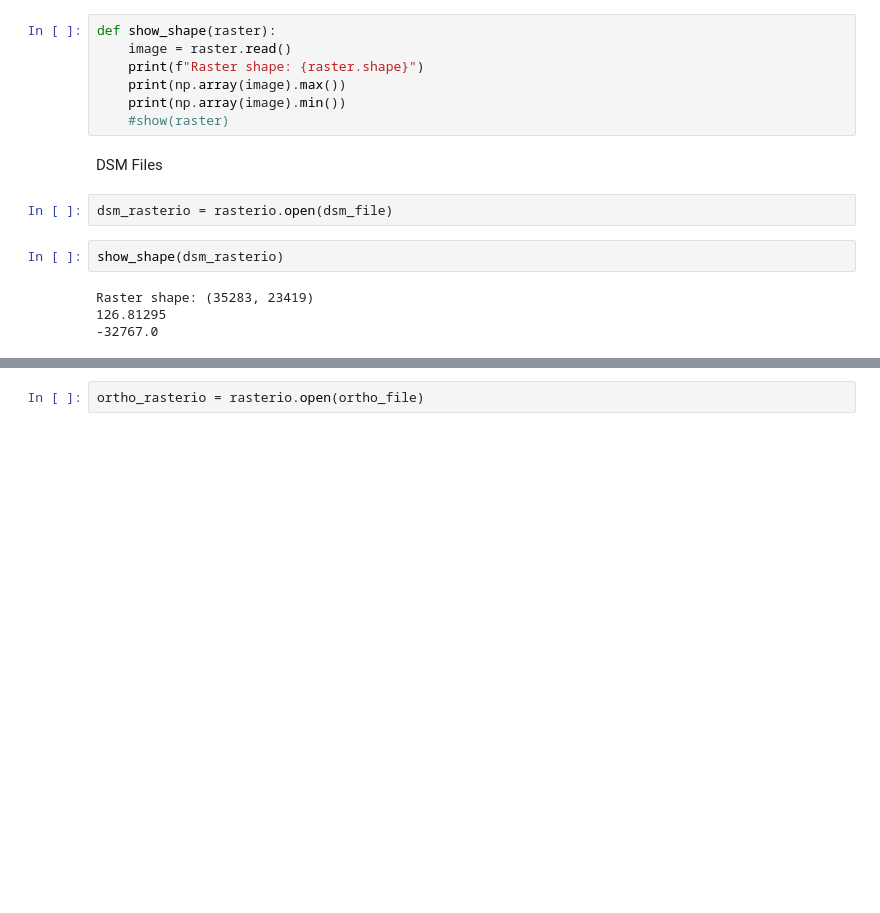
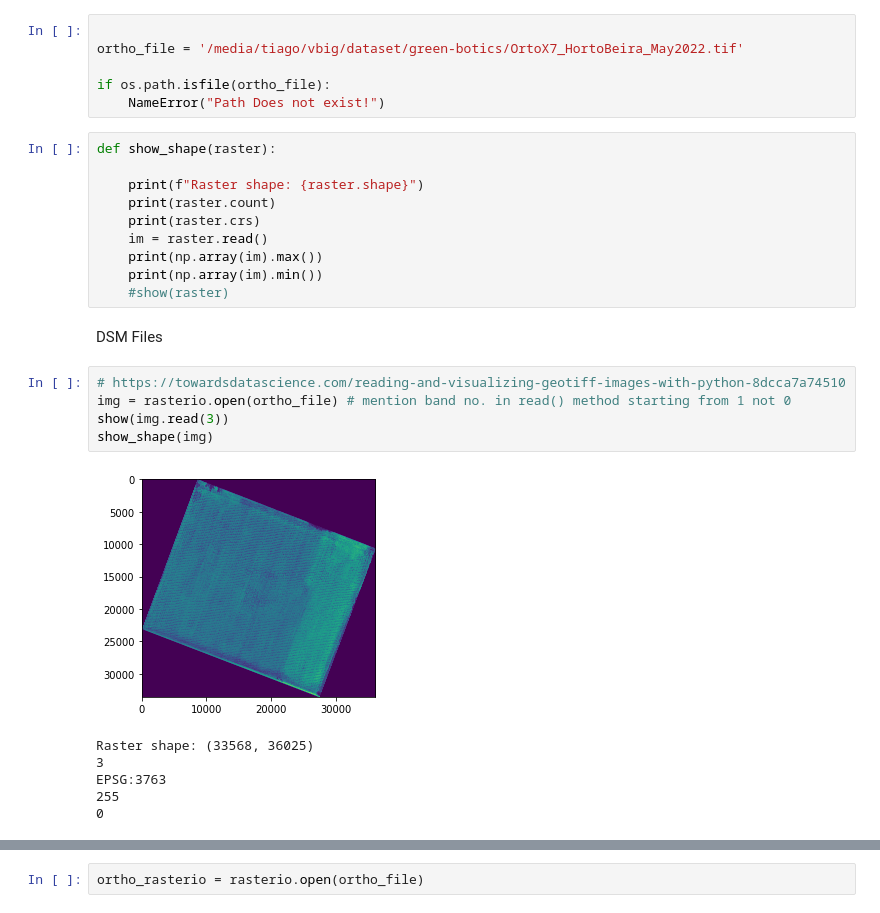
Before and after one commit to Cybonic/ortho-tools, a Jupyter notebook: vis_raster.ipynb, the cells around one changed output, grey strips where cells are left out. Cells and saved outputs as stored; diff of their text form; blank space fills up the shorter version.

Commit message:
plotting raster

```diff
--- a/vis_raster.ipynb
+++ b/vis_raster.ipynb
@@ -17,17 +10,30 @@ if not os.path.isfile(dsm_file) or not os.path.isfile(ortho_file):
+# %%
+
+ortho_file = '/media/tiago/vbig/dataset/green-botics/OrtoX7_HortoBeira_May2022.tif'
+
+if os.path.isfile(ortho_file):
+    NameError("Path Does not exist!")
 # %%
 def show_shape(raster):
-    image = raster.read()
+
     print(f"Raster shape: {raster.shape}")
-    print(np.array(image).max())
-    print(np.array(image).min())
+    print(raster.count)
+    print(raster.crs)
+    im = raster.read()
+    print(np.array(im).max())
+    print(np.array(im).min())
     #show(raster)
 # %% [markdown]
 DSM Files
-# %%
-dsm_rasterio = rasterio.open(dsm_file)
-# %%
-show_shape(dsm_rasterio)
-# %% [output]
-Raster shape: (35283, 23419)
-126.81295
--32767.0
+# %%
+# https://towardsdatascience.com/reading-and-visualizing-geotiff-images-with-python-8dcca7a74510
+img = rasterio.open(ortho_file) # mention band no. in read() method starting from 1 not 0
+show(img.read(3))
+show_shape(img)
+# %% [output]
+[figure, added]
+Raster shape: (33568, 36025)
+3
+EPSG:3763
+255
+0
```
Also changed, not shown: parts of 4 cells of this notebook, 2 other files.
